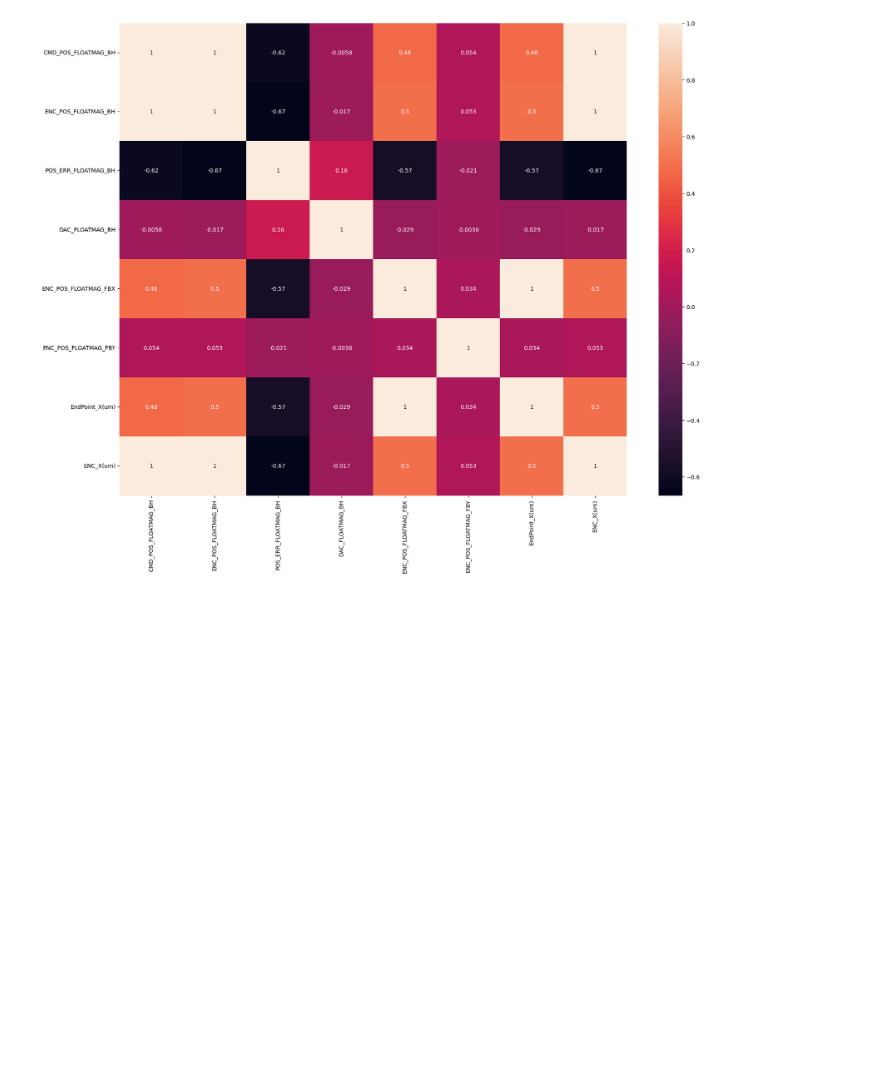
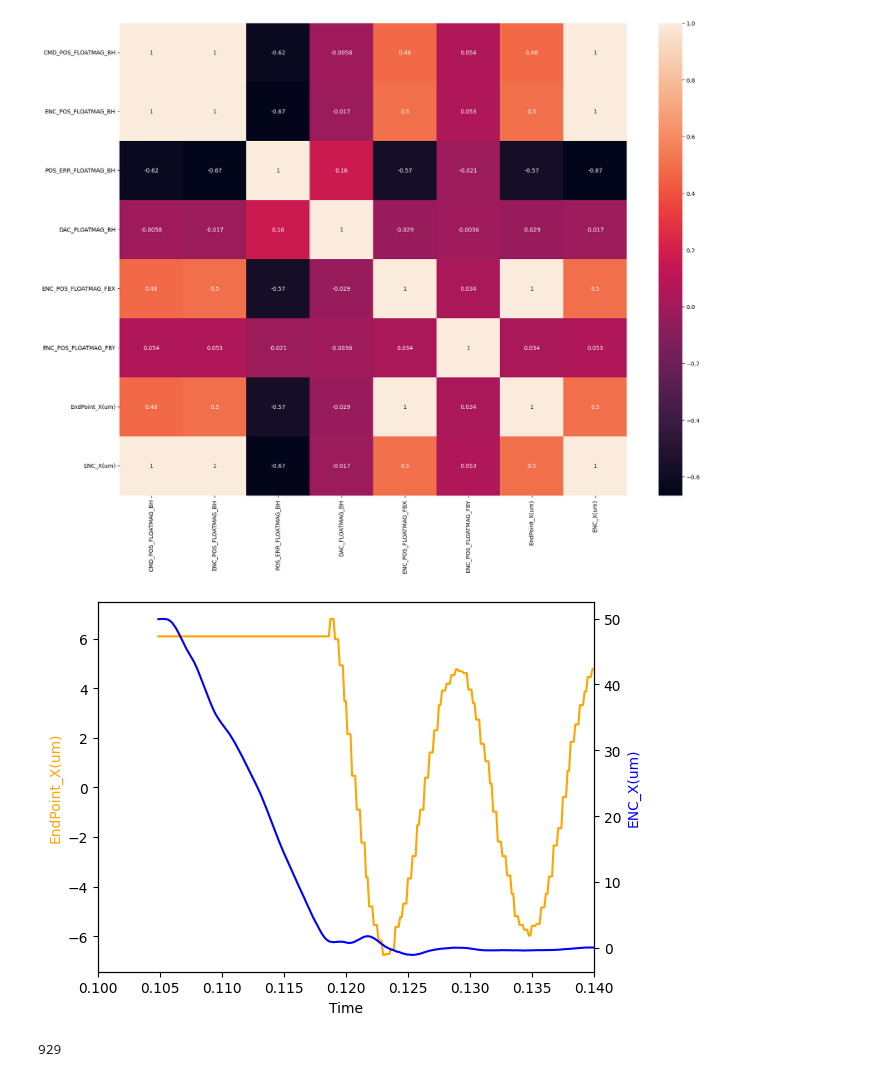
Before and after one commit to ChiragBusiness/FYP, a Jupyter notebook: LookingAtData.ipynb, the cells around one changed output. Saved outputs shown, nothing was run; the diff lists cells and outputs as text; code cells hidden in the pictures; blank space fills up the shorter version.

```diff
--- a/LookingAtData.ipynb
+++ b/LookingAtData.ipynb
@@ -127,3 +127,35 @@ sns.heatmap(corr, annot=True)
 # %% [output]
 <AxesSubplot:>
 [figure]
+# %%
+#would like to segment the data properly
+
+fix, ax1 = plt.subplots()
+
+ax2 = ax1.twinx()
+
+ax1.plot(data["Time (s)"].iloc[839:].values, data["EndPoint_X(um)"].iloc[839:].values, "orange")
+ax2.plot(data["Time (s)"].iloc[839:].values, data["ENC_X(um)"].iloc[839:].values, "b")
+
+#would like to set ylims
+ylim = 7
+
+# ax1.set_ylim(-ylim, ylim)
+# ax2.set_ylim(-ylim, ylim)
+
+ax1.set_xlim(0.1, 0.14)
+
+
+ax1.set_xlabel('Time')
+ax1.set_ylabel('EndPoint_X(um)', color='orange')
+ax2.set_ylabel('ENC_X(um)', color='b')
+
+plt.show()
+# %% [output]
+[figure, added]
+# %%
+#what index is time greater than 0.116?
+
+np.where(data["Time (s)"] > 0.116)[0][0]
+# %% [output]
+929
```
Also changed, not shown: parts of 6 cells of this notebook, 3 other files.
